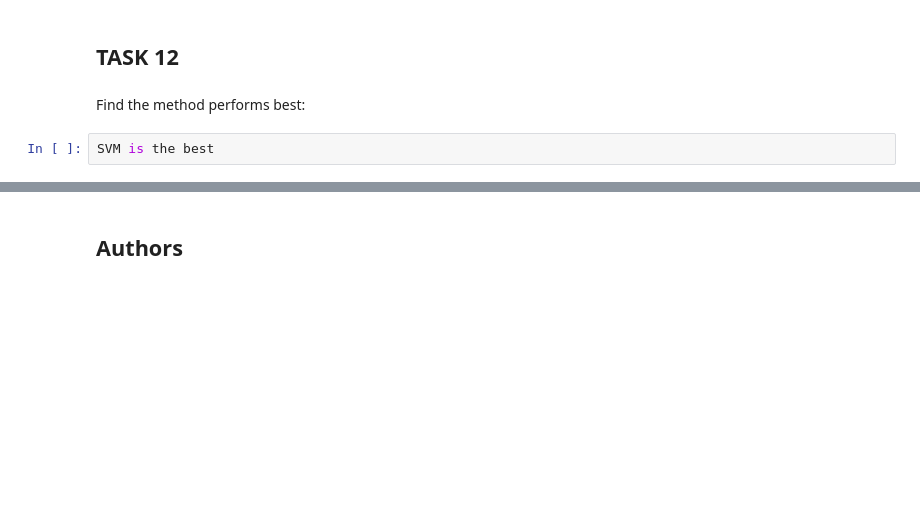
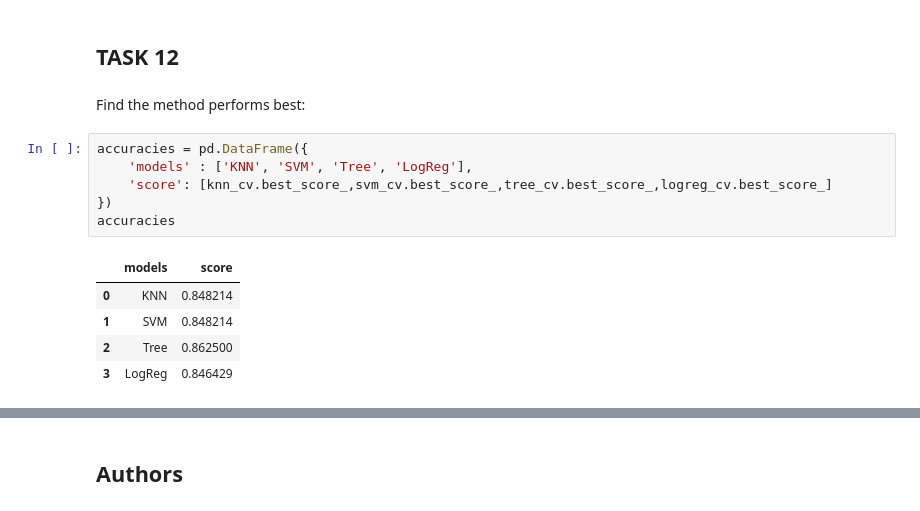
Before and after one commit to vatsan1993/ibm_data_science_course10, a Jupyter notebook: jupyter notebook files/SpaceX_Machine Learning Prediction_Part_5.ipynb, the cells around one changed output, grey strips where cells are left out. Cells and saved outputs as stored; diff of their text form; blank space fills up the shorter version.

```diff
--- a/jupyter notebook files/SpaceX_Machine Learning Prediction_Part_5.ipynb
+++ b/jupyter notebook files/SpaceX_Machine Learning Prediction_Part_5.ipynb
@@ -379,5 +387,15 @@ plot_confusion_matrix(Y_test,yhat)
 ## TASK  12
 # %% [markdown]
 Find the method performs best:
-# %%
-SVM is the best
+# %%
+accuracies = pd.DataFrame({
+    'models' : ['KNN', 'SVM', 'Tree', 'LogReg'],
+    'score': [knn_cv.best_score_,svm_cv.best_score_,tree_cv.best_score_,logreg_cv.best_score_]
+})
+accuracies
+# %% [output]
+|  | models | score |
+| 0 | KNN | 0.848214 |
+| 1 | SVM | 0.848214 |
+| 2 | Tree | 0.862500 |
+| 3 | LogReg | 0.846429 |
```
Also changed, not shown: parts of 19 cells of this notebook, 11 other files.
